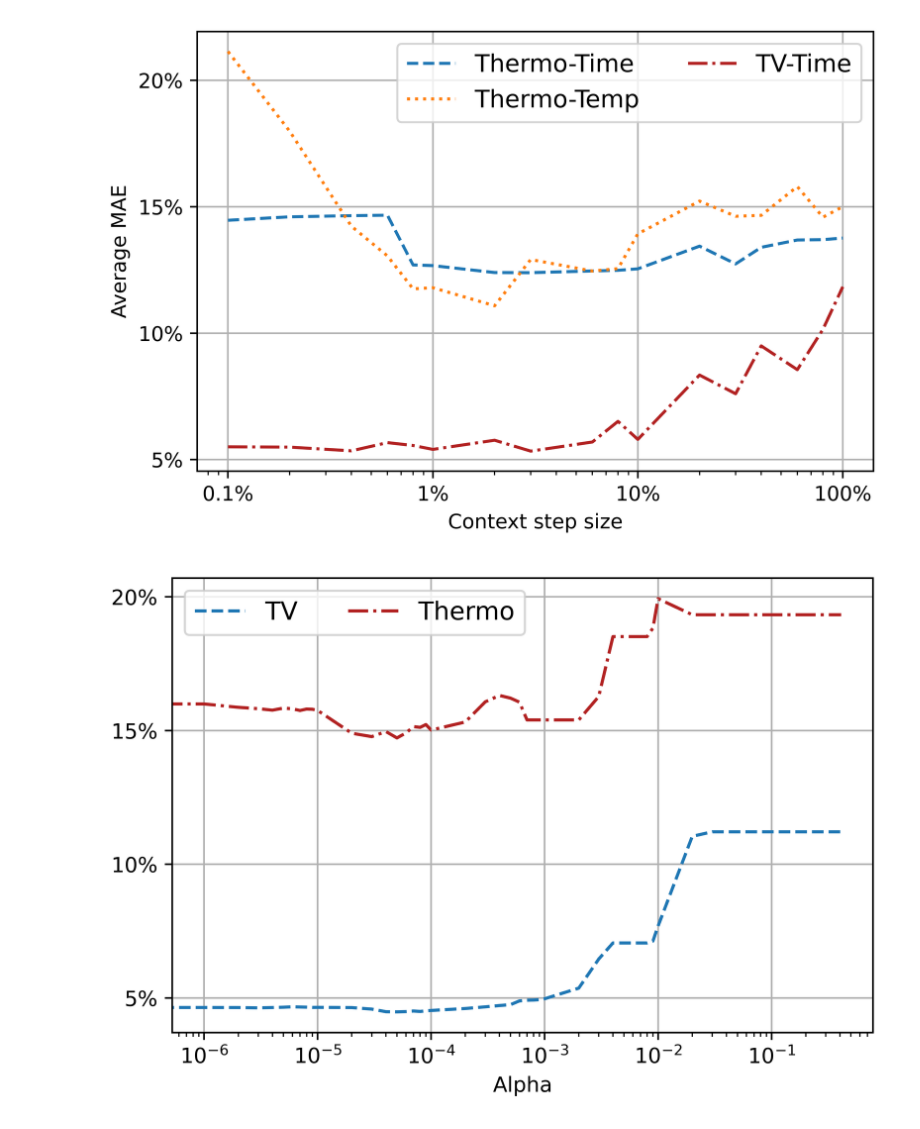
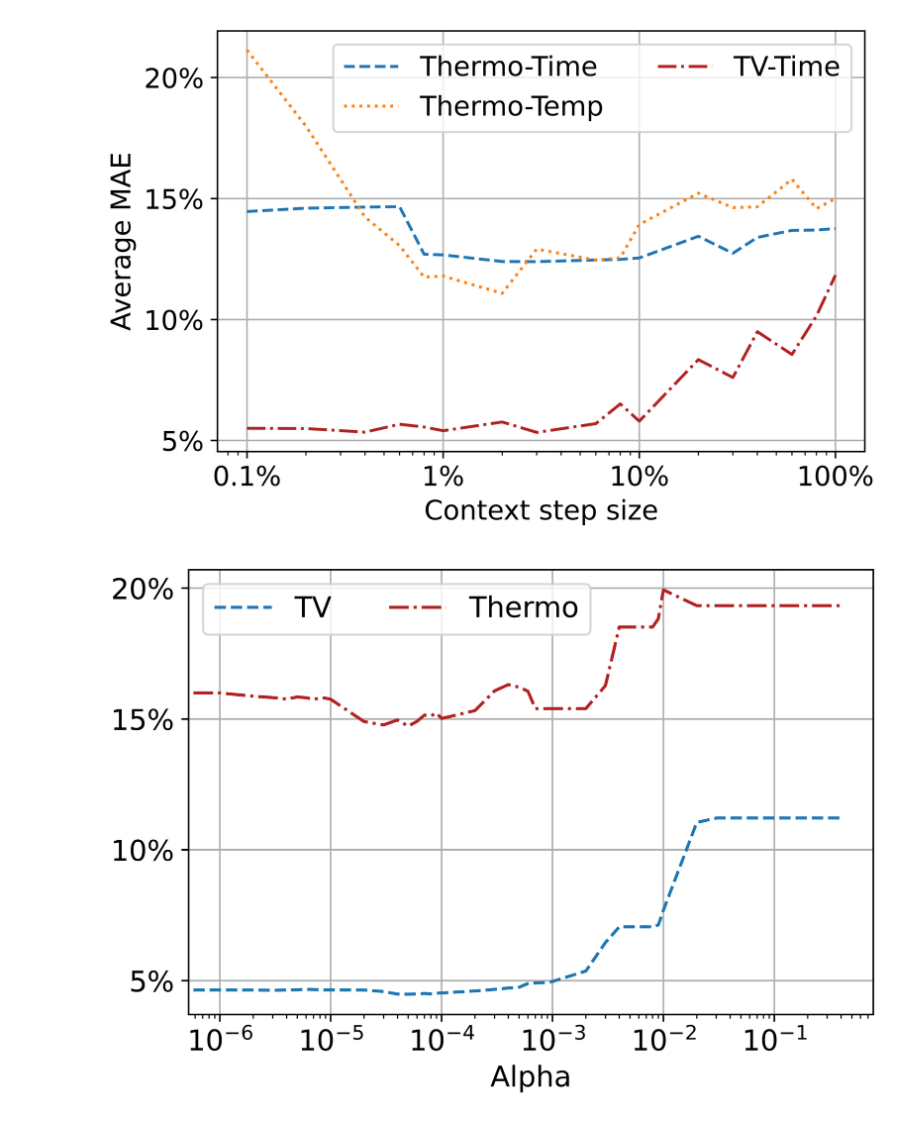
Before and after one commit to UT-MPC/ConflictDetection, a Jupyter notebook: exps/DrawFigure.ipynb, the cells around one changed output. Drawn from its saved outputs; the diff is of its cells as text; code cells hidden in the pictures.

Commit message:
larger font for figures

```diff
--- a/exps/DrawFigure.ipynb
+++ b/exps/DrawFigure.ipynb
@@ -66,20 +66,20 @@ df_2 = pd.DataFrame.from_dict(alpha_raw)
 # %%
 plt.figure(figsize=(6,4),dpi = 900)
 plt.plot(df_1.index,df_1["A"],label = "Thermo-Time",linestyle = "--")
 plt.plot(df_1.index,df_1["B"],label = "Thermo-Temp",linestyle = ":")
 plt.plot(df_1.index,df_1["C"],label = "TV-Time", linestyle = "-.",color = "firebrick")
 plt.xscale("log")
-plt.yticks([0.05,0.10,0.15,0.20],["5%","10%","15%","20%"], fontsize=10)
-plt.xticks([0.1,1,10,100],["0.1%","1%","10%","100%"], fontsize=10)
-plt.xlabel("Context step size", fontsize=10)
-plt.ylabel("Average MAE", fontsize=10)
+plt.yticks([0.05,0.10,0.15,0.20],["5%","10%","15%","20%"], fontsize=14)
+plt.xticks([0.1,1,10,100],["0.1%","1%","10%","100%"], fontsize=14)
+plt.xlabel("Context step size", fontsize=14)
+plt.ylabel("Average MAE", fontsize=14)
 
 plt.grid()
 
-plt.legend(ncol=2, prop={'size': 12})
+plt.legend(ncol=2, prop={'size': 14})
 plt.savefig("MAE_Step.pdf",bbox_inches='tight')
 # %% [output]
-[figure, old version]
+[figure, new version]
 # %%
 # plt.rcParams["font.weight"] = "bold"
 # plt.rcParams["axes.labelweight"] = "bold"
@@ -87,13 +87,13 @@ plt.figure(figsize=(6,4),dpi = 900)
 plt.plot(df_2.index,df_2["TV"],label = "TV",linestyle = "--")
 plt.plot(df_2.index,df_2["thermo"],label = "Thermo",linestyle = "-.", color = "firebrick")
 plt.xscale("log")
-plt.yticks([0.05,0.10,0.15,0.20],["5%","10%","15%","20%"], fontsize=10)
+plt.yticks([0.05,0.10,0.15,0.20],["5%","10%","15%","20%"], fontsize=14)
 # plt.xticks([1e-6,1,10,100],["0.1%","1%","10%","100%"])
-plt.xticks(fontsize=10)
-plt.xlabel("Alpha", fontsize=10)
+plt.xticks(fontsize=14)
+plt.xlabel("Alpha", fontsize=14)
 # plt.ylabel("Average MAE", fontsize=7)
 plt.grid()
-plt.legend(ncol=2, prop={'size': 12})
+plt.legend(ncol=2, prop={'size': 14})
 plt.savefig("alpha.pdf",bbox_inches='tight')
 # %% [output]
-[figure, old version]
+[figure, new version]
```
Also changed, not shown: 2 other files.
